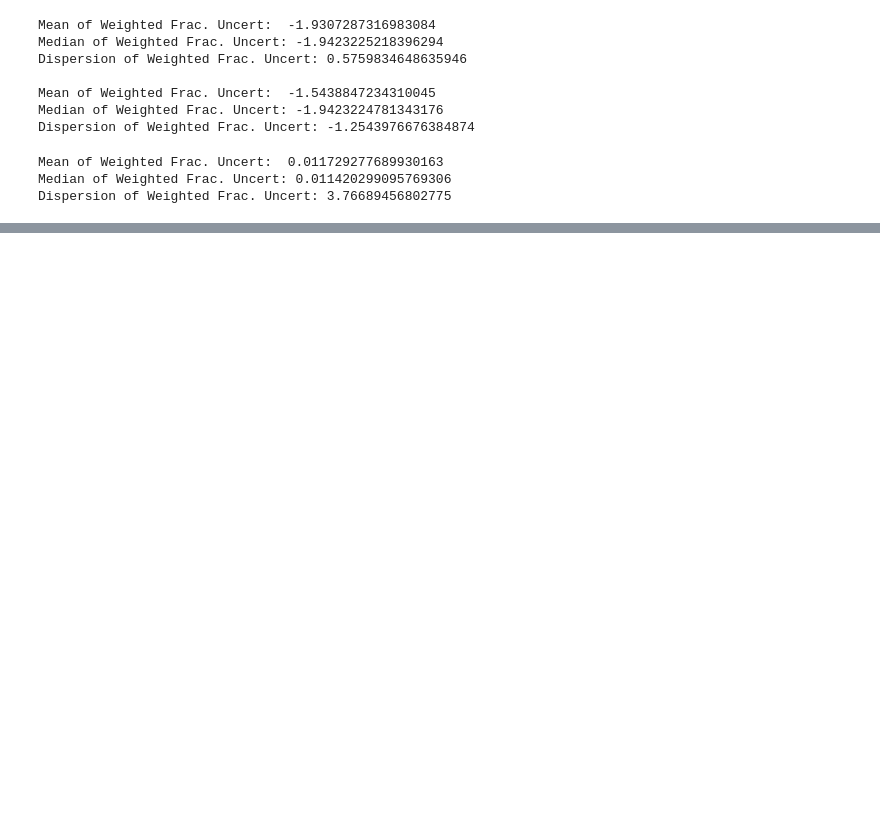
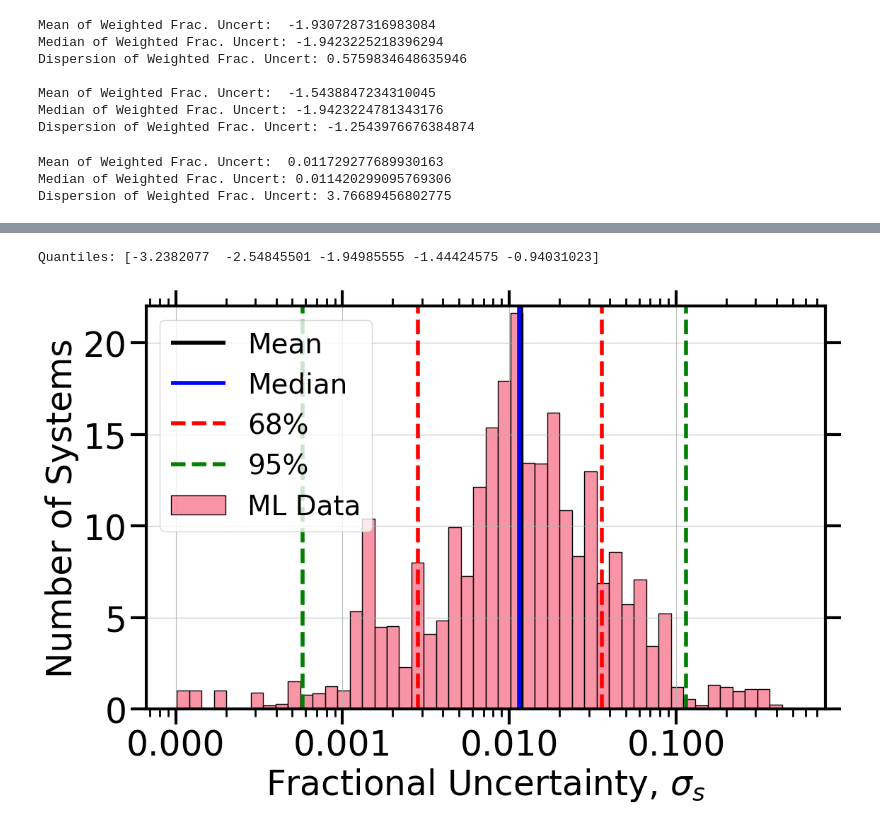
Before and after one commit to victorkarkour/Microlensing-Separation, a Jupyter notebook: Dist_s_errors.ipynb, the cells around one changed output, grey strips where cells are left out. Drawn from its saved outputs; the diff is of its cells as text; code cells hidden in the pictures; blank space fills up the shorter version.

```diff
--- a/Dist_s_errors.ipynb
+++ b/Dist_s_errors.ipynb
@@ -273,0 +318,50 @@ Dispersion of Weighted Frac. Uncert: 3.76689456802775
+# %%
+import numpy as np
+from statsmodels.stats.weightstats import DescrStatsW
+
+# 1. Define your data and weights
+data = np.log10(ML_df["fractional_uncertainty"])
+weights = (ML_df["P"])
+
+# 2. Create weighted statistics object
+ws = DescrStatsW(data, weights=weights)
+
+# 3. Calculate desired quantiles (e.g., 25th, 50th/median, 75th)
+q_levels = [0.025, 0.16 , 0.50, 0.84, 0.975]
+quantiles = ws.quantile(probs=q_levels, return_pandas=False)
+
+print("Quantiles:", quantiles)
+
+lower_95, lower_68, median, upper_68, upper_95 = quantiles
+# %% [output]
+Quantiles: [-3.2382077  -2.54845501 -1.94985555 -1.44424575 -0.94031023]
+# %%
+# Alternative with log-transformed data
+fig, ax = plt.subplots(figsize=(12, 8))
+sns.histplot(x=((ML_df['fractional_uncertainty'])), bins=50, weights= ML_df["P"], log_scale=True, label = "ML Data")
+# sns.ecdfplot(x=((ML_df['fractional_uncertainty'])), stat = "proportion", weights = ML_df["P"], log_scale=True, label = "CDF", color = "black")
+ax.vlines(x=10**np.nanmean(np.log10(ML_df["fractional_uncertainty"])), ymin=0, ymax=22, colors='black', linestyles='-', label='Mean', lw=4)
+ax.vlines(x=10**np.nanmedian(np.log10(ML_df["fractional_uncertainty"])), ymin=0, ymax=22, colors='blue', linestyles='-', label='Median',lw=4)
+ax.vlines(x=10**upper_68, ymin=0, ymax=22, colors='red', linestyles='--', label='68%', lw=4)
+ax.vlines(x=10**lower_68, ymin=0, ymax=22, colors='red', linestyles='--', lw=4)
+ax.vlines(x=10**upper_95, ymin=0, ymax=22, colors='green', linestyles='--', label='95%', lw=4)
+ax.vlines(x=10**lower_95, ymin=0, ymax=22, colors='green', linestyles='--', lw=4)
+# ax.hlines(0.5, xmin = 0, xmax = 1, color = "k", ls = (0, (5, 8)), alpha = 0.75, lw = 3) # Median
+# ax.hlines(0.16, xmin = 0, xmax = 1, color = "k", ls = (0, (1, 1)), alpha = 0.75, lw = 3) # 68% lower
+# ax.hlines(0.84, xmin = 0, xmax = 1, color = "k", ls = (0, (1, 1)), alpha = 0.75, lw = 3) # 68% upper
+# ax.hlines(0.025, xmin = 0, xmax = 1, color = "k", ls = (0, (3, 5, 1, 5)), alpha = 0.75, lw = 3) # 95% lower
+# ax.hlines(0.975, xmin = 0, xmax = 1, color = "k", ls = (0, (3, 5, 1, 5)), alpha = 0.75, lw = 3) # 95% upper
+ax.set_xlabel(r'Fractional Uncertainty, $\sigma_s$', fontsize = 35)
+ax.set_ylabel(r'Number of Systems', fontsize = 35)
+ax.set_xscale("log")
+ax.set_ylim(0,22)
+# ax.set_yticks([x for x in np.arange(0,1,0.1)])
+ax.xaxis.set_major_formatter(matplotlib.ticker.ScalarFormatter())
+ax.tick_params(axis = "both", labelsize = 35)
+ax.legend(fontsize = 28, loc = "upper left")
+ax.grid(True, alpha=0.85)
+plt.tight_layout()
+# plt.savefig("Figures/Dist. of Fract Uncert..png")
+plt.show()
+# %% [output]
+[figure, added]
```
Also changed, not shown: parts of 4 cells of this notebook, 16 other files.
